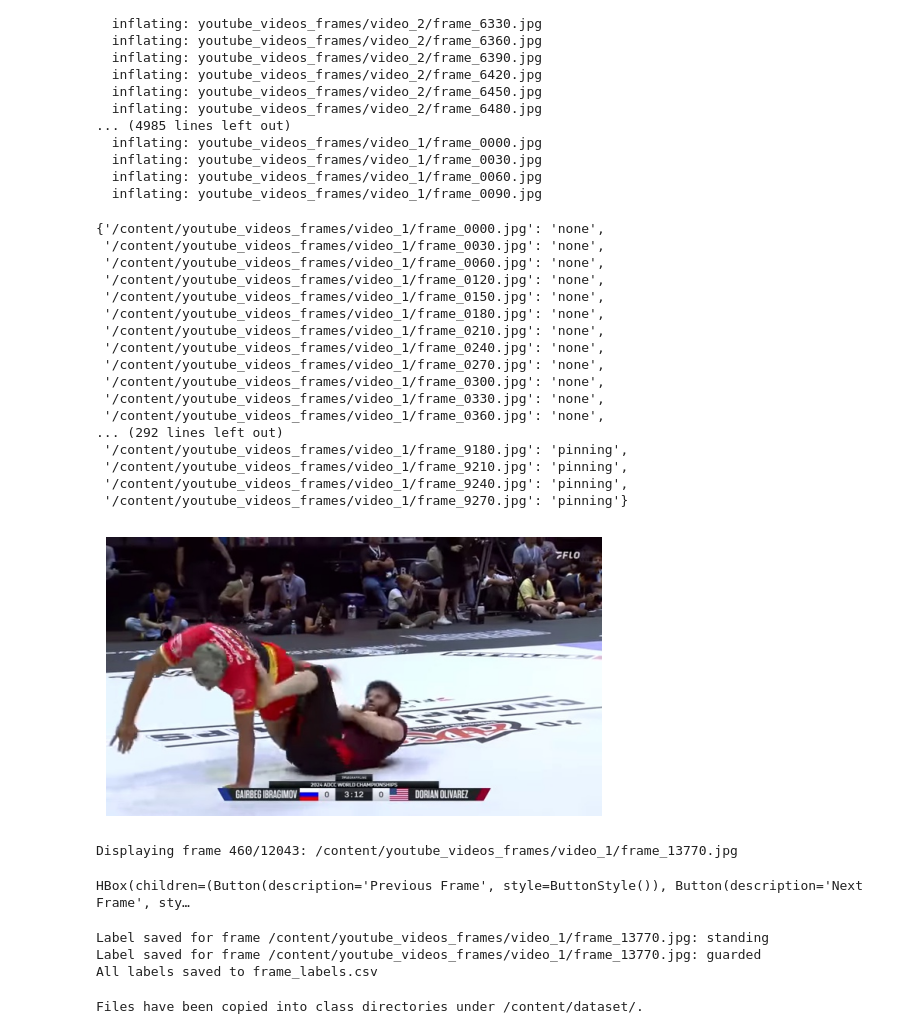
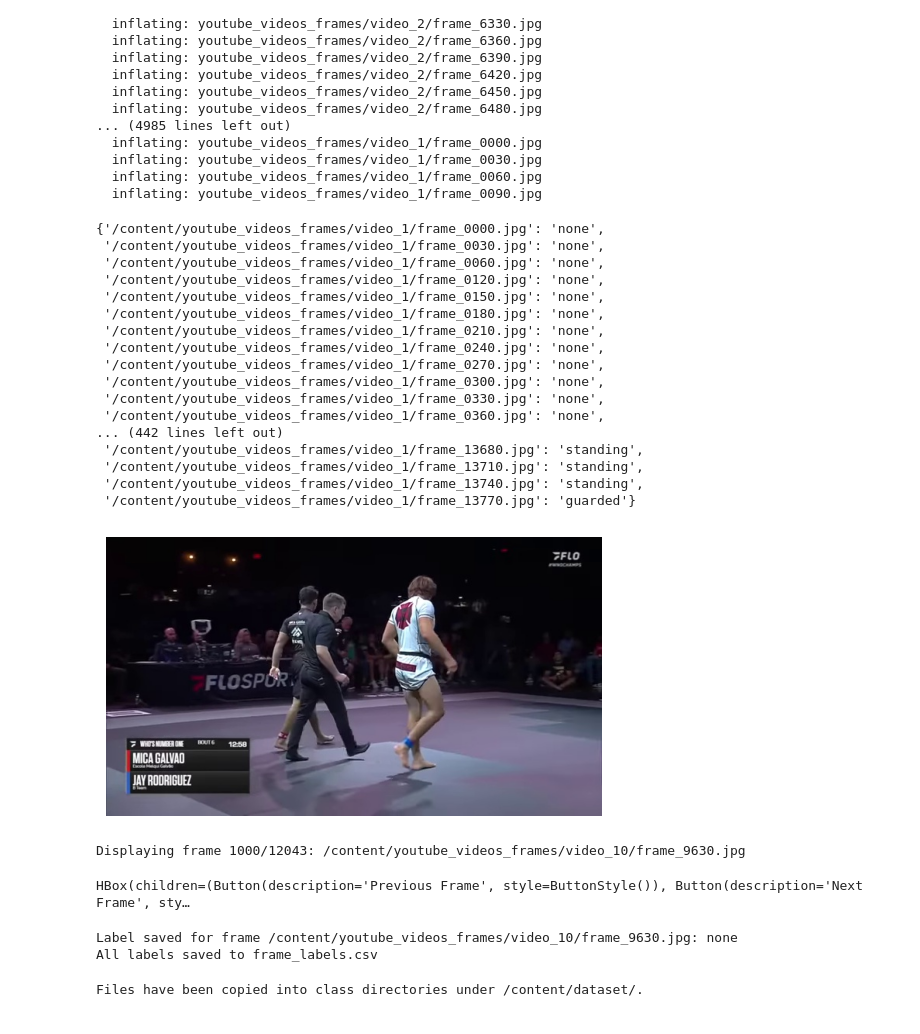
Before and after one commit to AndrewstheBuilder/VideoSemanticSearch_JiuJitsu, a Jupyter notebook: LabelData_VideoSemanticSearch_JiuJitsu.ipynb, the cells around one changed output. Cells and saved outputs as stored; diff of their text form; code cells hidden in the pictures.

Commit message:
Stopped at 1000th frame

```diff
--- a/LabelData_VideoSemanticSearch_JiuJitsu.ipynb
+++ b/LabelData_VideoSemanticSearch_JiuJitsu.ipynb
@@ -132,7 +132,8 @@ Streaming output truncated to the last 5000 lines.
 # %%
 # TODO:
 # 2. read in CSV and populate the datastructure I am going to be adding the label data to
-labels_file_read = "frame_labels(2).csv"
+import csv
+labels_file_read = "frame_labels(3).csv"
 labels = {}
 
 # Read existing labels from CSV file and populate the labels dictionary
@@ -161,11 +162,11 @@ labels
  '/content/youtube_videos_frames/video_1/frame_0300.jpg': 'none',
  '/content/youtube_videos_frames/video_1/frame_0330.jpg': 'none',
  '/content/youtube_videos_frames/video_1/frame_0360.jpg': 'none',
-... (292 lines left out)
- '/content/youtube_videos_frames/video_1/frame_9180.jpg': 'pinning',
- '/content/youtube_videos_frames/video_1/frame_9210.jpg': 'pinning',
- '/content/youtube_videos_frames/video_1/frame_9240.jpg': 'pinning',
- '/content/youtube_videos_frames/video_1/frame_9270.jpg': 'pinning'}
+... (442 lines left out)
+ '/content/youtube_videos_frames/video_1/frame_13680.jpg': 'standing',
+ '/content/youtube_videos_frames/video_1/frame_13710.jpg': 'standing',
+ '/content/youtube_videos_frames/video_1/frame_13740.jpg': 'standing',
+ '/content/youtube_videos_frames/video_1/frame_13770.jpg': 'guarded'}
 # %%
 # TODO
 # 1. start at the frame I left off at
@@ -198,7 +199,7 @@ for root, dirs, files in os.walk(base_output_folder):
 # Updated sorting of frame_list based on frame number
 frame_list = sorted(frame_list, key=lambda f: (os.path.basename(os.path.dirname(f)), extract_frame_number(f)))
 
-current_index = 310
+current_index = 1000
 labels_file = "frame_labels.csv"  # To save the labels
 # labels = {}
 
@@ -243,39 +244,38 @@ def next_frame(b):
         display_frame(current_index)
 
 # Function to go to the previous frame
 def prev_frame(b):
     global current_index
     if current_index > 0:
         current_index -= 1
         display_frame(current_index)
 
 # Initial display
 display_frame(current_index)
 
 # Function to save all labels to a CSV file
 def save_labels_to_csv(b=None):
     with open(labels_file, mode='w', newline='') as file:
         writer = csv.writer(file)
         writer.writerow(["Frame", "Label"])
         for frame, label in labels.items():
             writer.writerow([frame, label])
     print(f"All labels saved to {labels_file}")
 
 # Optionally save all labels to CSV when done
 # save_labels_to_csv()
 
 # Attach button events
 next_button.on_click(next_frame)
 prev_button.on_click(prev_frame)
 save_button.on_click(save_label)
 save_to_csv.on_click(save_labels_to_csv)
-# stopped at 460 frame
+# stopped at 1000 frame
 # %% [output]
-[figure, old version]
+[figure, new version]
-Displaying frame 460/12043: /content/youtube_videos_frames/video_1/frame_13770.jpg
+Displaying frame 1000/12043: /content/youtube_videos_frames/video_10/frame_9630.jpg
 HBox(children=(Button(description='Previous Frame', style=ButtonStyle()), Button(description='Next Frame', sty…
-Label saved for frame /content/youtube_videos_frames/video_1/frame_13770.jpg: standing
-Label saved for frame /content/youtube_videos_frames/video_1/frame_13770.jpg: guarded
+Label saved for frame /content/youtube_videos_frames/video_10/frame_9630.jpg: none
 All labels saved to frame_labels.csv
 # %%
 # Organize video frames into sub directories corresponding to classes
```
